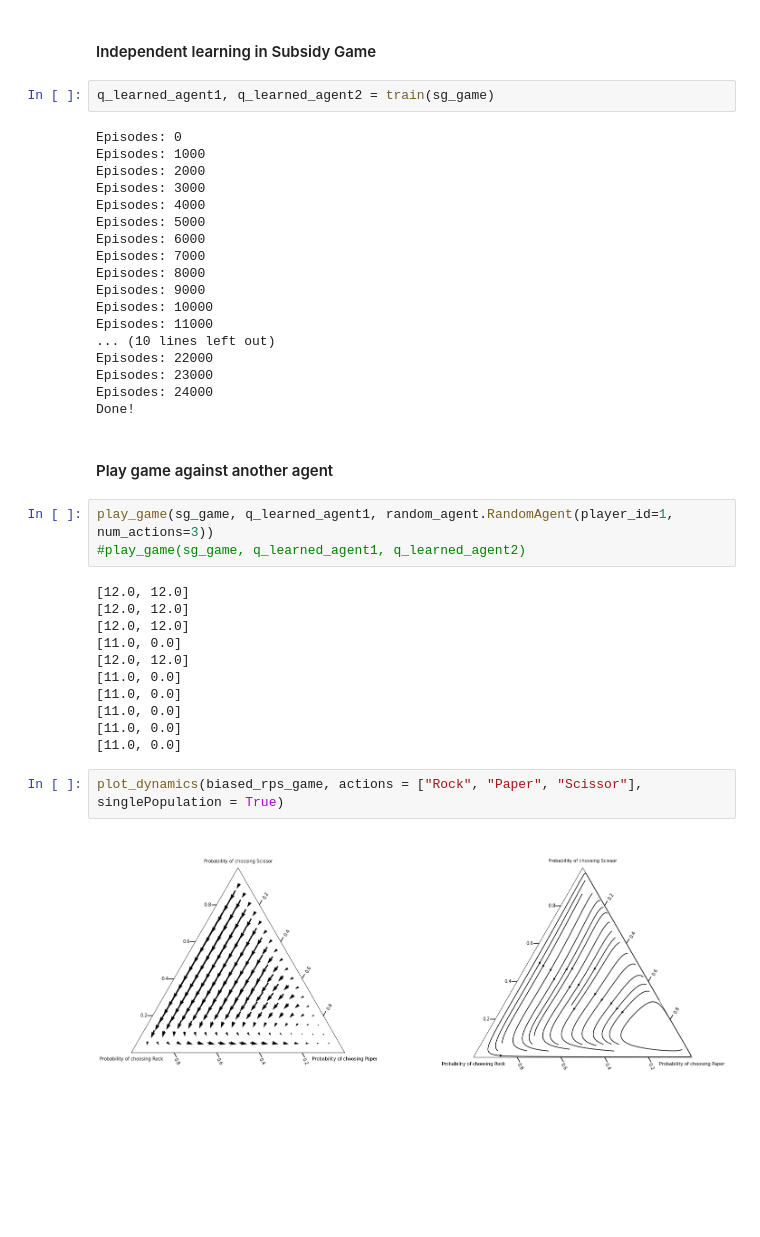
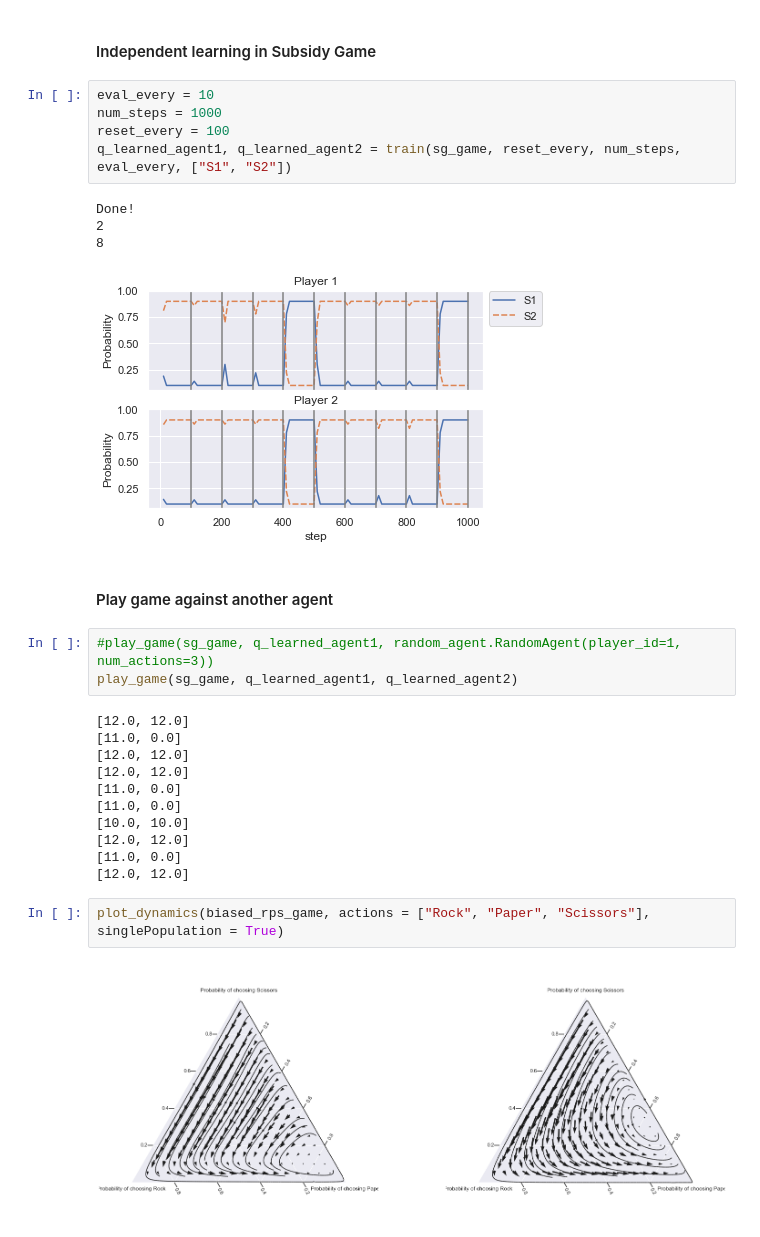
Before and after one commit to rubenponsaers/ml_project, a Jupyter notebook: code/task2.ipynb, the cells around one changed output. Cells and saved outputs as stored; diff of their text form; blank space fills up the shorter version.

```diff
--- a/code/task2.ipynb
+++ b/code/task2.ipynb
@@ -238,45 +220,35 @@ Utility matrix:
 # %% [markdown]
 #### Independent learning in Subsidy Game
 # %%
-q_learned_agent1, q_learned_agent2 = train(sg_game)
+eval_every = 10
+num_steps = 1000
+reset_every = 100
+q_learned_agent1, q_learned_agent2 = train(sg_game, reset_every, num_steps, eval_every, ["S1", "S2"])
 # %% [output]
-Episodes: 0
-Episodes: 1000
-Episodes: 2000
-Episodes: 3000
-Episodes: 4000
-Episodes: 5000
-Episodes: 6000
-Episodes: 7000
-Episodes: 8000
-Episodes: 9000
-Episodes: 10000
-Episodes: 11000
-... (10 lines left out)
-Episodes: 22000
-Episodes: 23000
-Episodes: 24000
 Done!
+2
+8
+[figure, added]
 # %% [markdown]
 #### Play game against another agent
 # %%
-play_game(sg_game, q_learned_agent1, random_agent.RandomAgent(player_id=1, num_actions=3))
-#play_game(sg_game, q_learned_agent1, q_learned_agent2)
+#play_game(sg_game, q_learned_agent1, random_agent.RandomAgent(player_id=1, num_actions=3))
+play_game(sg_game, q_learned_agent1, q_learned_agent2)
 # %% [output]
 [12.0, 12.0]
+[11.0, 0.0]
 [12.0, 12.0]
 [12.0, 12.0]
 [11.0, 0.0]
+[11.0, 0.0]
+[10.0, 10.0]
 [12.0, 12.0]
 [11.0, 0.0]
-[11.0, 0.0]
-[11.0, 0.0]
-[11.0, 0.0]
-[11.0, 0.0]
+[12.0, 12.0]
 # %%
-plot_dynamics(biased_rps_game, actions = ["Rock", "Paper", "Scissor"], singlePopulation = True)
+plot_dynamics(biased_rps_game, actions = ["Rock", "Paper", "Scissors"], singlePopulation = True)
 # %% [output]
-[figure, old version]
+[figure, new version]
 # %%
 plot_dynamics(dg_game, actions=["A", "B"])
 # %% [output]
```
Also changed, not shown: parts of 8 cells of this notebook, 3 other files.
